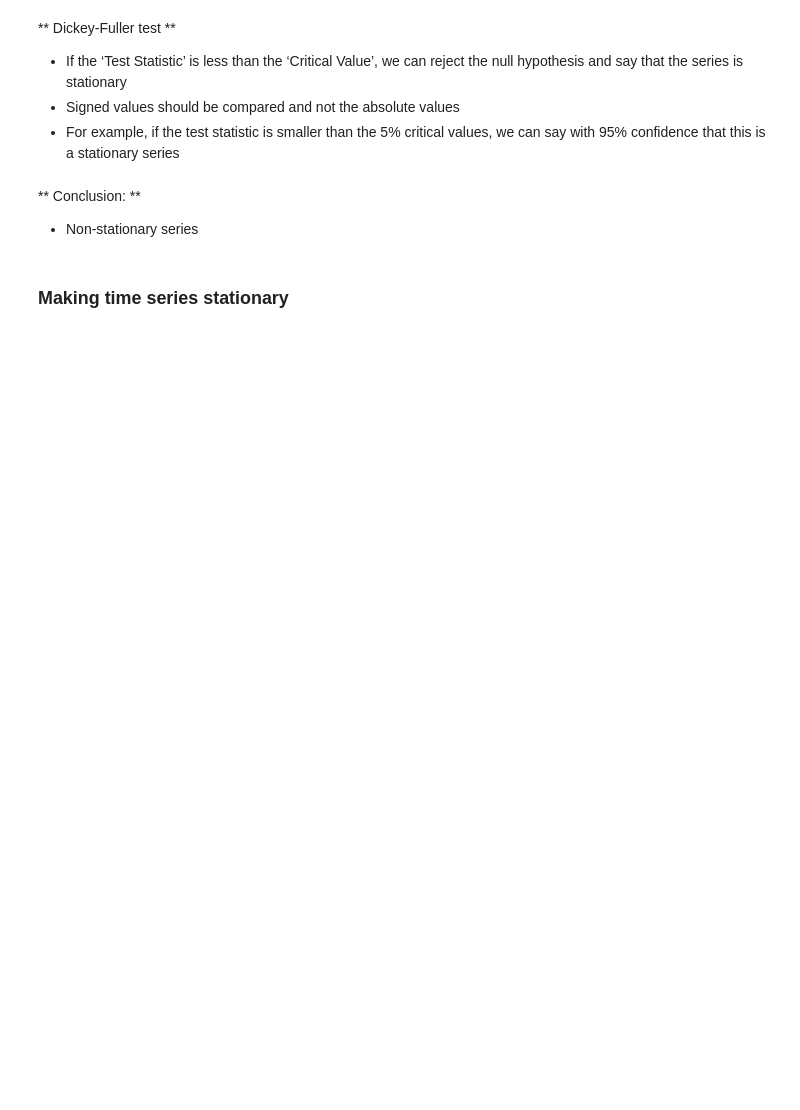
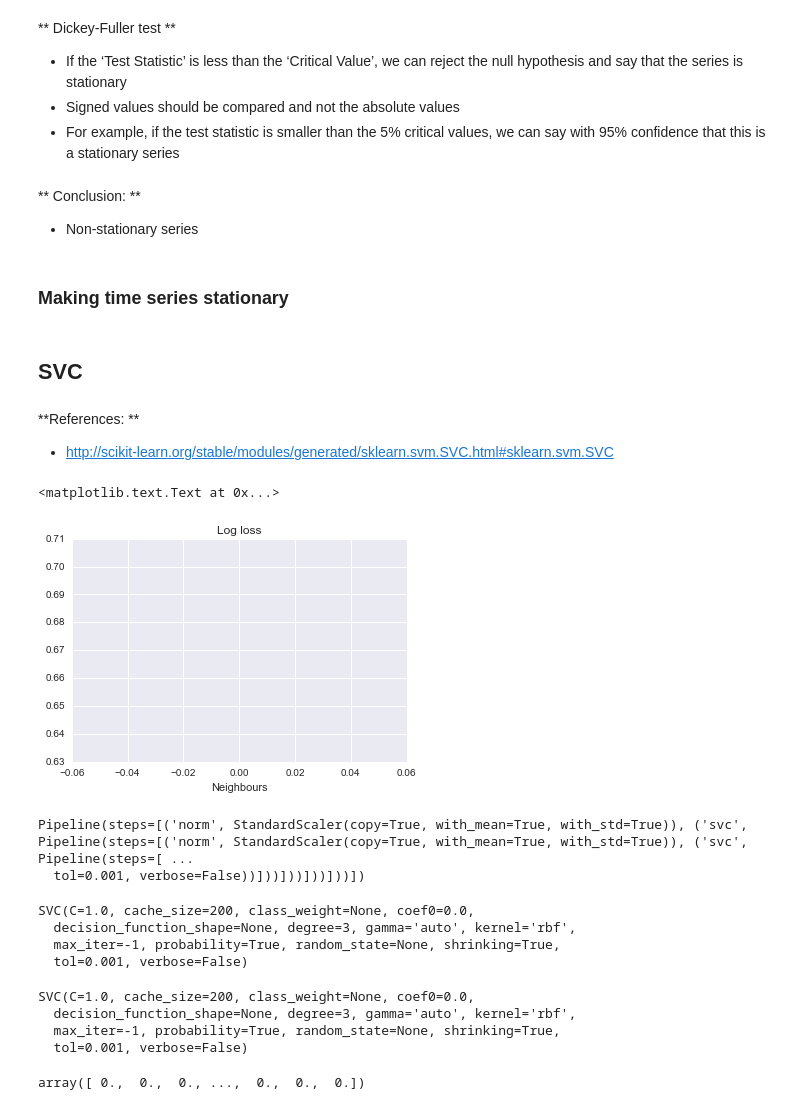
Before and after one commit to joaopcoelho/kobe-shots, a Jupyter notebook: kobe.ipynb, the cells around one changed output. Drawn from its saved outputs; the diff is of its cells as text; code cells hidden in the pictures; blank space fills up the shorter version.

Commit message:
Starting SVC model

```diff
--- a/kobe.ipynb
+++ b/kobe.ipynb
@@ -505,3 +650,61 @@ test_stationarity(y_year)
 * Non-stationary series
 # %% [markdown]
 ### Making time series stationary
+# %% [markdown]
+## SVC
+# %% [markdown]
+**References: **
+* http://scikit-learn.org/stable/modules/generated/sklearn.svm.SVC.html#sklearn.svm.SVC
+# %%
+from sklearn.svm import SVC
+from sklearn.pipeline import Pipeline
+from sklearn.preprocessing import StandardScaler
+
+kf = KFold(len(dm), n_folds=5, shuffle=True)
+
+X = dm.drop('shot_made_flag', axis=1).values
+Y = dm.shot_made_flag.values
+
+# list of average logloss for every K, to plot
+k_losses = []
+
+classifier = SVC(probability=True)
+
+# `means` will be a list of mean accuracies (one entry per fold)
+means = []
+
+# losses will be a list of mean loglosses (one entry per fold)
+losses = []
+
+for training,testing in kf:
+    # normalizing data (source: Coelho and Richert 2015, pp. 46)
+    classifier = Pipeline([('norm', StandardScaler()),('svc', classifier)])
+    # We fit a model for this fold, then apply it to the testing data with `predict`:
+    classifier.fit(X[training], Y[training])
+    prediction = classifier.predict(X[testing])
+
+    # np.mean on an array of booleans returns fraction of correct decisions for this fold:
+    curmean = np.mean(prediction == Y[testing])
+    means.append(curmean)
+
+    # compute probabilities and logloss
+    probabilities = classifier.predict_proba(X[testing])
+    probs_make = probabilities[:,1]
+
+    loss = logloss(Y[testing], probs_make)
+    losses.append(loss)
+
+k_losses.append(np.mean(losses))
+# %%
+# plot logloss
+plt.plot(k_losses, color='r', linewidth=2)
+plt.xlabel("Neighbours")
+plt.title("Log loss")
+# %% [output]
+<matplotlib.text.Text at 0x...>
+[figure, added]
+# %%
+classifier
+# %% [output]
+Pipeline(steps=[('norm', StandardScaler(copy=True, with_mean=True, with_std=True)), ('svc', Pipeline(steps=[('norm', StandardScaler(copy=True, with_mean=True, with_std=True)), ('svc', Pipeline(steps=[ ...
+  tol=0.001, verbose=False))]))]))]))]))])
@@ -507,0 +713,18 @@ test_stationarity(y_year)
+# %%
+clf
+# %% [output]
+SVC(C=1.0, cache_size=200, class_weight=None, coef0=0.0,
+  decision_function_shape=None, degree=3, gamma='auto', kernel='rbf',
+  max_iter=-1, probability=True, random_state=None, shrinking=True,
+  tol=0.001, verbose=False)
+# %%
+clf.fit(X[training], Y[training])
+# %% [output]
+SVC(C=1.0, cache_size=200, class_weight=None, coef0=0.0,
+  decision_function_shape=None, degree=3, gamma='auto', kernel='rbf',
+  max_iter=-1, probability=True, random_state=None, shrinking=True,
+  tol=0.001, verbose=False)
+# %%
+clf.predict(X[testing])
+# %% [output]
+array([ 0.,  0.,  0., ...,  0.,  0.,  0.])
```
Also changed, not shown: parts of 32 cells of this notebook.
